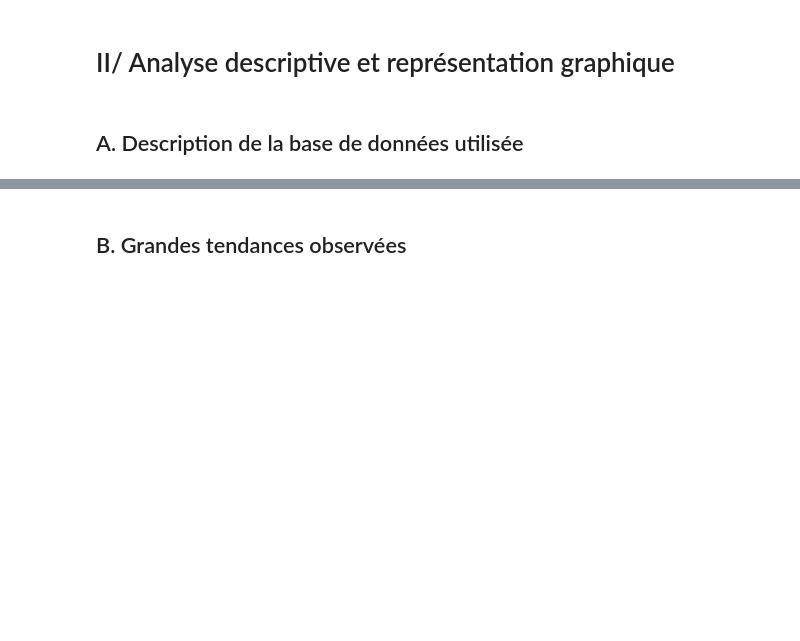
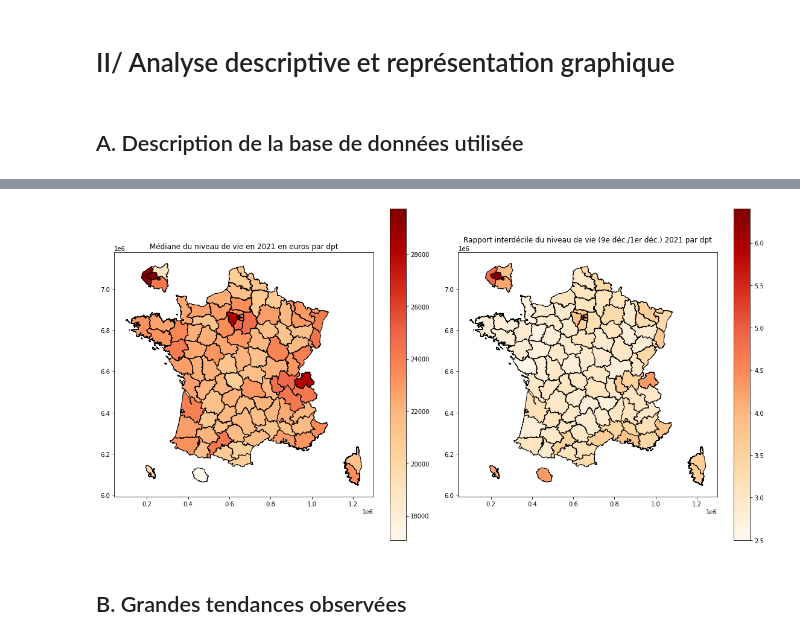
Before and after one commit to cyprienmathe/Python-data-science, a Jupyter notebook: main.ipynb, the cells around one changed output, grey strips where cells are left out. Drawn from its saved outputs; the diff is of its cells as text; code cells hidden in the pictures; blank space fills up the shorter version.

```diff
--- a/main.ipynb
+++ b/main.ipynb
@@ -105,3 +224,31 @@ Des petits histogrammes
+# %%
+fig, axes = plt.subplots(1, 2, figsize=(16, 8))
+
+departements_eco.plot(
+    column='Médiane du niveau de vie 2021',            # La colonne utilisée pour colorier la carte
+    cmap='OrRd',                  # Palette de couleurs (Orange-Red)
+    legend=True,                  # Afficher une légende
+    ax=axes[0],              # Taille de la carte
+    edgecolor='black'             # Couleur des bordures
+)
+
+axes[0].set_title('Médiane du niveau de vie en 2021 en euros par dpt')
+
+#Rapport interdécile du niveau de vie (sorte de niveau d'inégalité)
+
+departements_eco.plot(
+    column='Rapport interdécile du niveau de vie (9e déc./1er déc.) 2021',            # La colonne utilisée pour colorier la carte
+    cmap='OrRd',                  # Palette de couleurs (Orange-Red)
+    legend=True,                  # Afficher une légende
+    ax=axes[1],              # Taille de la carte
+    edgecolor='black'             # Couleur des bordures
+)
+
+axes[1].set_title("Rapport interdécile du niveau de vie (9e déc./1er déc.) 2021 par dpt")
+
+plt.tight_layout()
+# %% [output]
+[figure, added]
 # %% [markdown]
 ## B. Grandes tendances observées
 # %% [markdown]
```
Also changed, not shown: parts of 30 cells of this notebook, 1 other file.
